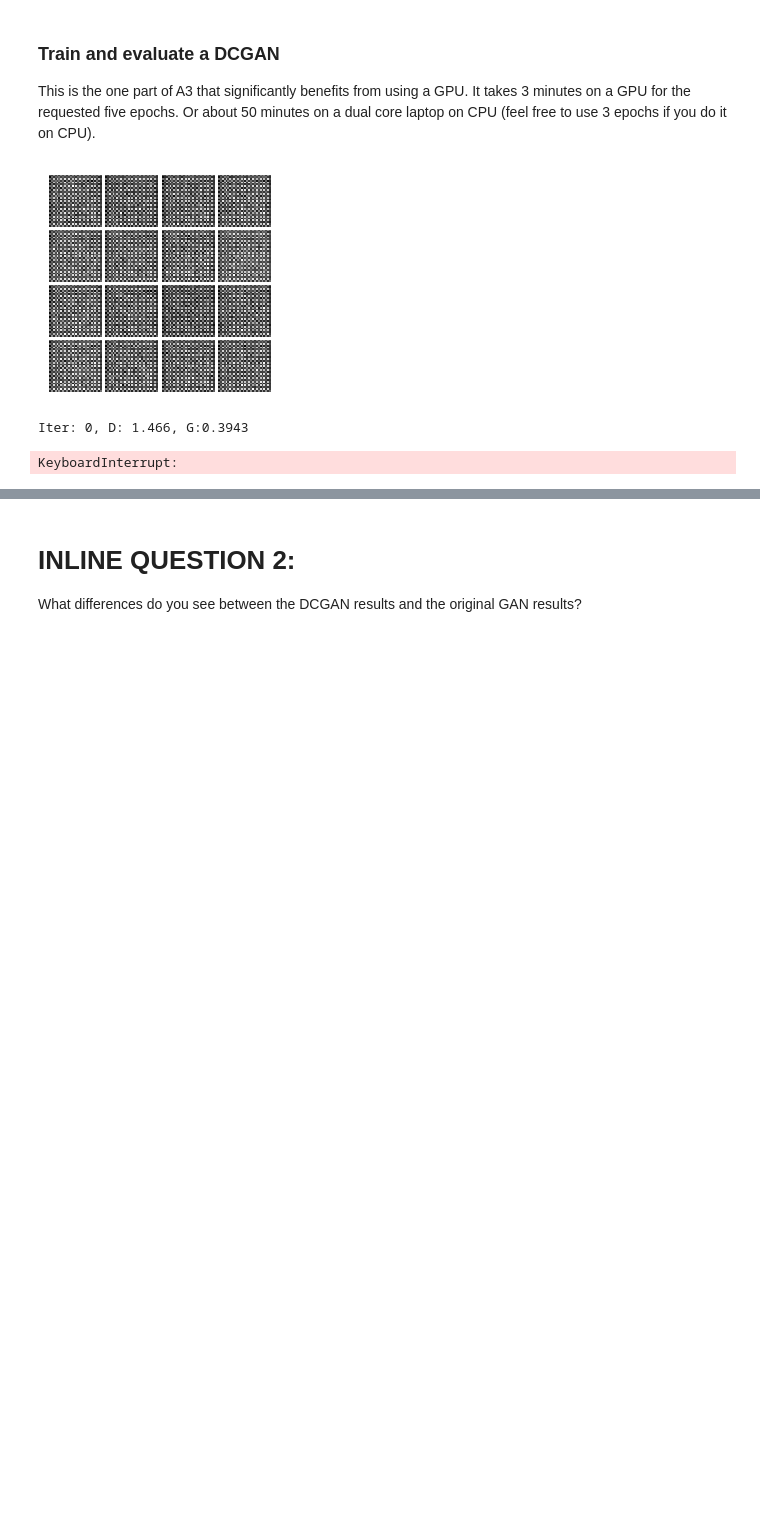
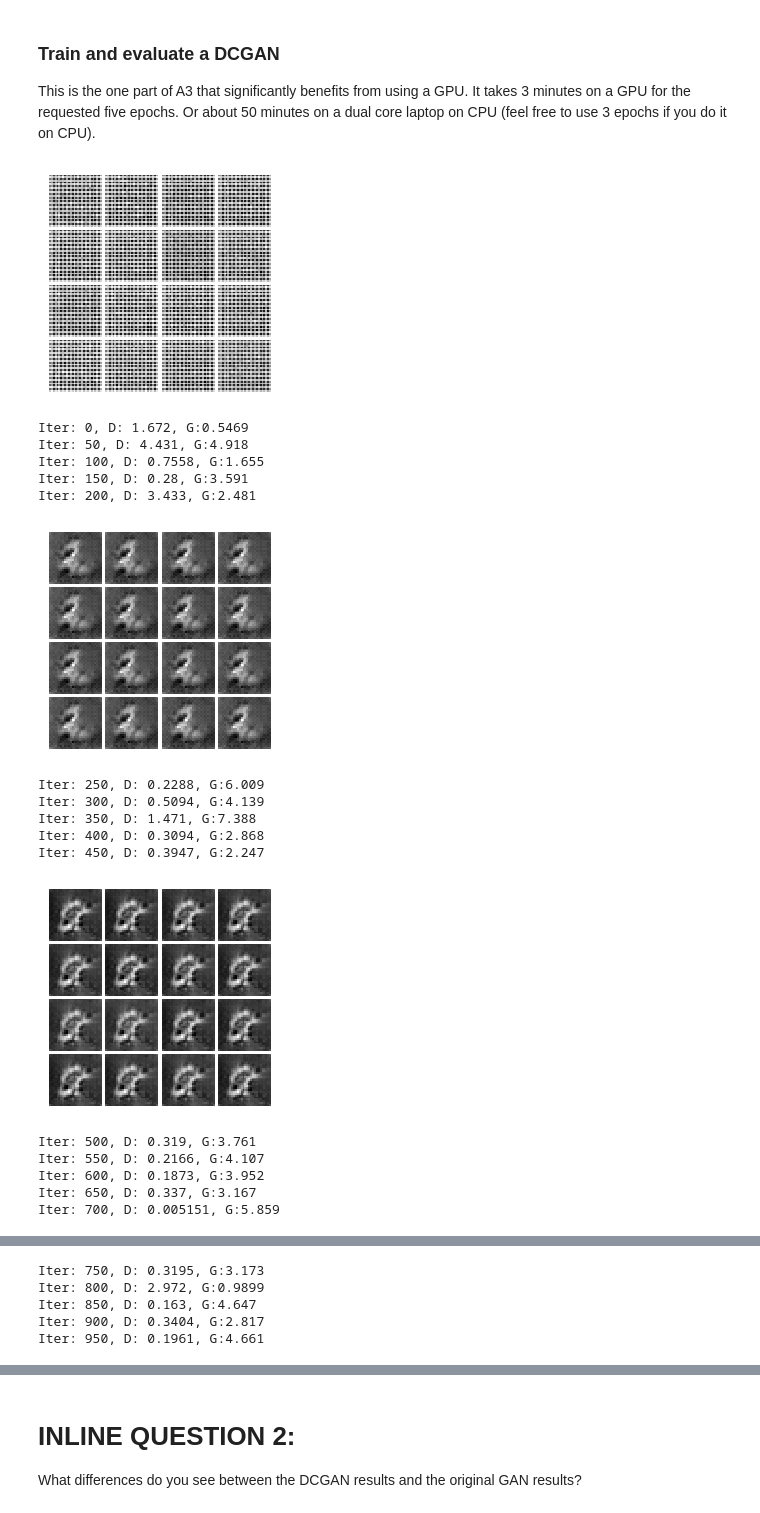
Before and after one commit to yesyzq/COMP4901J, a Jupyter notebook: assignment3/GANs-TensorFlow.ipynb, the cells around one changed output, grey strips where cells are left out. Saved outputs shown, nothing was run; the diff lists cells and outputs as text; code cells hidden in the pictures; blank space fills up the shorter version.

```diff
--- a/assignment3/GANs-TensorFlow.ipynb
+++ b/assignment3/GANs-TensorFlow.ipynb
@@ -565,5 +530,6 @@ G_extra_step = tf.get_collection(tf.GraphKeys.UPDATE_OPS, 'generator')
 # %%
-with get_session() as sess:
-    sess.run(tf.global_variables_initializer())
-    run_a_gan(sess, G_train_step, G_loss, D_train_step, D_loss, G_extra_step, D_extra_step)
+with tf.device('/gpu:0'):
+    with get_session() as sess:
+        sess.run(tf.global_variables_initializer())
+        run_a_gan(sess, G_train_step, G_loss, D_train_step, D_loss, G_extra_step, D_extra_step)
 # %% [output]
@@ -751,10 +717,26 @@ G_extra_step = tf.get_collection(tf.GraphKeys.UPDATE_OPS,'generator')
 ### Train and evaluate a DCGAN
 This is the one part of A3 that significantly benefits from using a GPU. It takes 3 minutes on a GPU for the requested five epochs. Or about 50 minutes on a dual core laptop on CPU (feel free to use 3 epochs if you do it on CPU).
 # %%
-with get_session() as sess:
-    sess.run(tf.global_variables_initializer())
-    run_a_gan(sess,G_train_step,G_loss,D_train_step,D_loss,G_extra_step,D_extra_step,num_epoch=5)
+with tf.device('/gpu:0'):
+    with get_session() as sess:
+        sess.run(tf.global_variables_initializer())
+        run_a_gan(sess,G_train_step,G_loss,D_train_step,D_loss,G_extra_step,D_extra_step,num_epoch=5)
 # %% [output]
-[figure, old version]
+[figure, new version]
-Iter: 0, D: 1.466, G:0.3943
+Iter: 0, D: 1.672, G:0.5469
+Iter: 50, D: 4.431, G:4.918
+Iter: 100, D: 0.7558, G:1.655
+Iter: 150, D: 0.28, G:3.591
+Iter: 200, D: 3.433, G:2.481
+[figure, added]
-KeyboardInterrupt:
+Iter: 250, D: 0.2288, G:6.009
+Iter: 300, D: 0.5094, G:4.139
+Iter: 350, D: 1.471, G:7.388
+Iter: 400, D: 0.3094, G:2.868
+Iter: 450, D: 0.3947, G:2.247
+[figure, added]
+Iter: 500, D: 0.319, G:3.761
+Iter: 550, D: 0.2166, G:4.107
+Iter: 600, D: 0.1873, G:3.952
+Iter: 650, D: 0.337, G:3.167
+Iter: 700, D: 0.005151, G:5.859
@@ -760,0 +744,5 @@ KeyboardInterrupt:
+Iter: 750, D: 0.3195, G:3.173
+Iter: 800, D: 2.972, G:0.9899
+Iter: 850, D: 0.163, G:4.647
+Iter: 900, D: 0.3404, G:2.817
+Iter: 950, D: 0.1961, G:4.661
```
Also changed, not shown: parts of 8 cells of this notebook, 2 other files.
